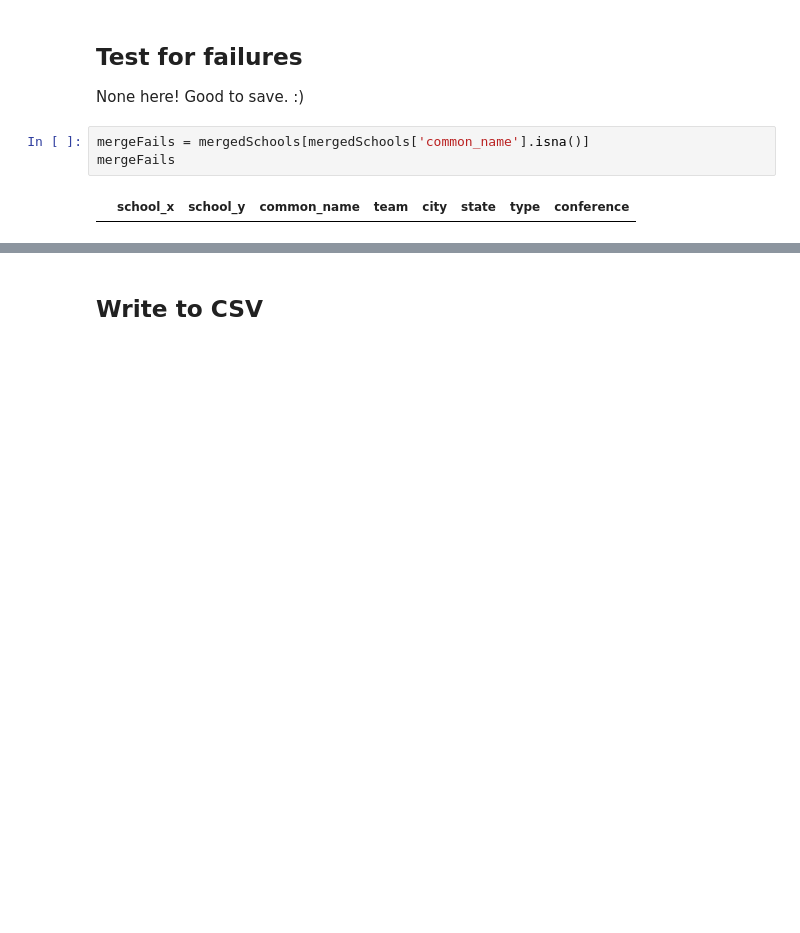
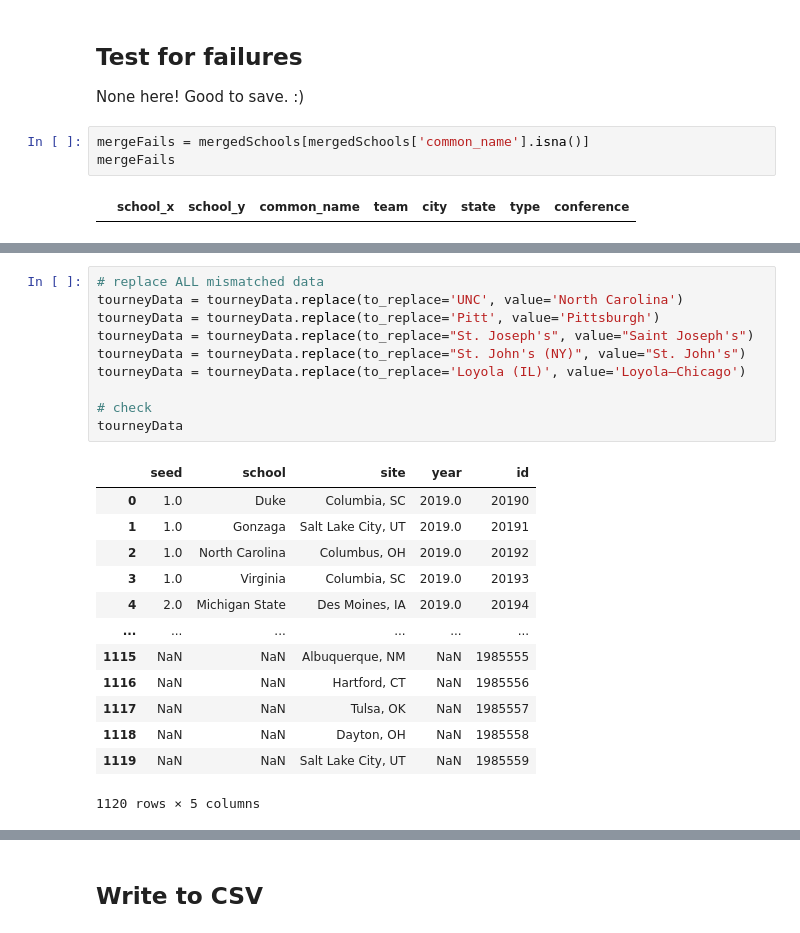
Before and after one commit to laurenoldham1202/final-project, a Jupyter notebook: notebooks/school-metadata-merge.ipynb, the cells around one changed output, grey strips where cells are left out. Cells and saved outputs as stored; diff of their text form; blank space fills up the shorter version.

```diff
--- a/notebooks/school-metadata-merge.ipynb
+++ b/notebooks/school-metadata-merge.ipynb
@@ -205,0 +210,24 @@ mergeFails
+# %%
+# replace ALL mismatched data
+tourneyData = tourneyData.replace(to_replace='UNC', value='North Carolina')
+tourneyData = tourneyData.replace(to_replace='Pitt', value='Pittsburgh')
+tourneyData = tourneyData.replace(to_replace="St. Joseph's", value="Saint Joseph's")
+tourneyData = tourneyData.replace(to_replace="St. John's (NY)", value="St. John's")
+tourneyData = tourneyData.replace(to_replace='Loyola (IL)', value='Loyola–Chicago')
+
+# check
+tourneyData
+# %% [output]
+|  | seed | school | site | year | id |
+| 0 | 1.0 | Duke | Columbia, SC | 2019.0 | 20190 |
+| 1 | 1.0 | Gonzaga | Salt Lake City, UT | 2019.0 | 20191 |
+| 2 | 1.0 | North Carolina | Columbus, OH | 2019.0 | 20192 |
+| 3 | 1.0 | Virginia | Columbia, SC | 2019.0 | 20193 |
+| 4 | 2.0 | Michigan State | Des Moines, IA | 2019.0 | 20194 |
+| ... | ... | ... | ... | ... | ... |
+| 1115 | NaN | NaN | Albuquerque, NM | NaN | 1985555 |
+| 1116 | NaN | NaN | Hartford, CT | NaN | 1985556 |
+| 1117 | NaN | NaN | Tulsa, OK | NaN | 1985557 |
+| 1118 | NaN | NaN | Dayton, OH | NaN | 1985558 |
+| 1119 | NaN | NaN | Salt Lake City, UT | NaN | 1985559 |
+1120 rows × 5 columns
```
Also changed, not shown: parts of 4 cells of this notebook, 3 other files.
